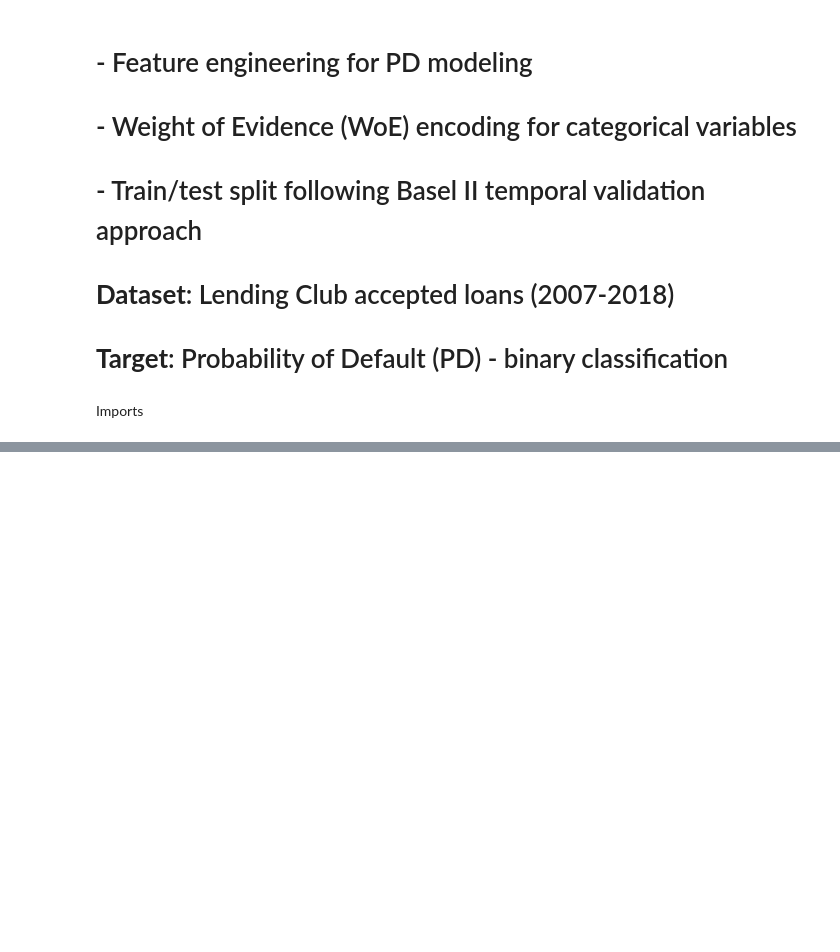
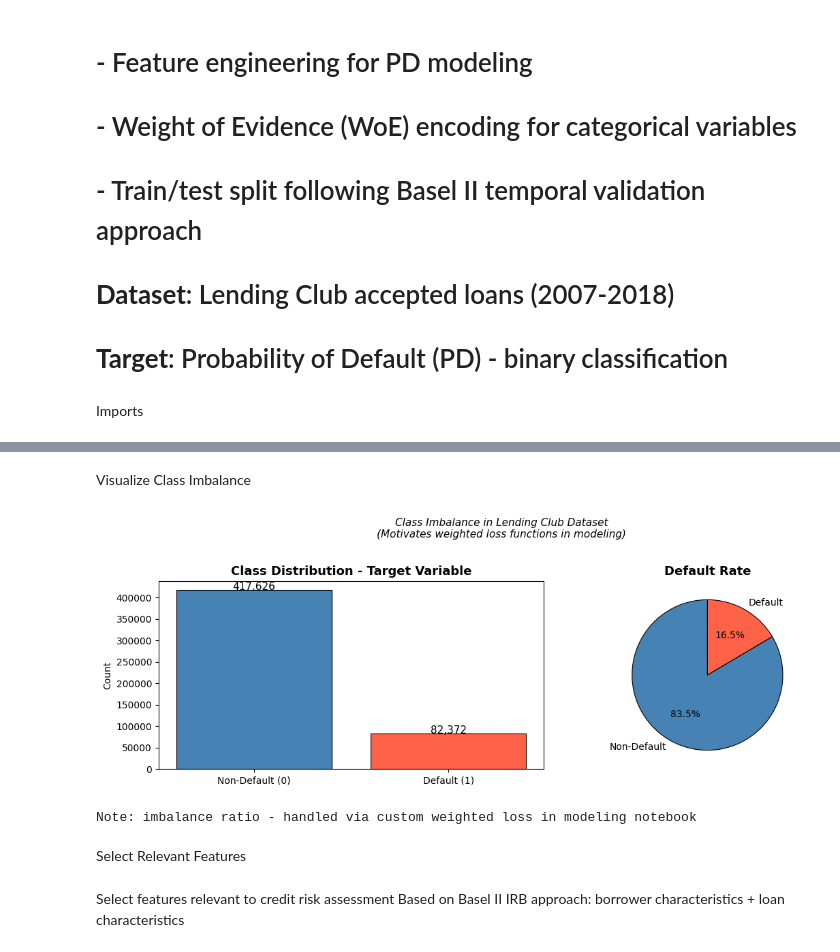
Before and after one commit to karthik-1604/Credit-Risk-Analytics, a Jupyter notebook: notebooks/01_data_preprocessing.ipynb, the cells around one changed output, grey strips where cells are left out. Drawn from its saved outputs; the diff is of its cells as text; code cells hidden in the pictures; blank space fills up the shorter version.

Commit message:
Add data preprocessing notebook with WoE encoding and Basel II temporal split

```diff
--- a/notebooks/01_data_preprocessing.ipynb
+++ b/notebooks/01_data_preprocessing.ipynb
@@ -31,0 +39,10 @@ ModuleNotFoundError: No module named 'matplotlib'
+# %%
+df_raw = pd.read_csv(
+    '../data/accepted_2007_to_2018Q4.csv.gz',
+    compression='gzip',
+    low_memory=False,
+    nrows=500000   # load 500K first, then we'll sample from these
+)
+
+print(f"Loaded shape: {df_raw.shape}")
+print(f"Memory usage: {df_raw.memory_usage(deep=True).sum() / 1e6:.1f} MB")
@@ -31,0 +115,34 @@ ModuleNotFoundError: No module named 'matplotlib'
+# %% [markdown]
+Visualize Class Imbalance
+# %%
+fig, axes = plt.subplots(1, 2, figsize=(12, 4))
+
+# Bar chart
+counts = df['target'].value_counts()
+axes[0].bar(['Non-Default (0)', 'Default (1)'], counts.values,
+            color=['steelblue', 'tomato'], edgecolor='black', linewidth=0.8)
+axes[0].set_title('Class Distribution - Target Variable', fontsize=13, fontweight='bold')
+axes[0].set_ylabel('Count')
+for i, v in enumerate(counts.values):
+    axes[0].text(i, v + 500, f'{v:,}', ha='center', fontsize=11)
+
+# Pie chart
+axes[1].pie(counts.values, labels=['Non-Default', 'Default'],
+            autopct='%1.1f%%', colors=['steelblue', 'tomato'],
+            startangle=90, wedgeprops={'edgecolor': 'black', 'linewidth': 0.8})
+axes[1].set_title('Default Rate', fontsize=13, fontweight='bold')
+
+plt.suptitle('Class Imbalance in Lending Club Dataset\n(Motivates weighted loss functions in modeling)',
+             fontsize=11, style='italic', y=1.02)
+plt.tight_layout()
+plt.savefig('class_imbalance.png', dpi=150, bbox_inches='tight')
+plt.show()
+print("Note: imbalance ratio - handled via custom weighted loss in modeling notebook")
+# %% [output]
+[figure, added]
+Note: imbalance ratio - handled via custom weighted loss in modeling notebook
+# %% [markdown]
+Select Relevant Features
+# %% [markdown]
+Select features relevant to credit risk assessment
+Based on Basel II IRB approach: borrower characteristics + loan characteristics
```
Also changed, not shown: parts of 28 cells of this notebook, 1 other file.
